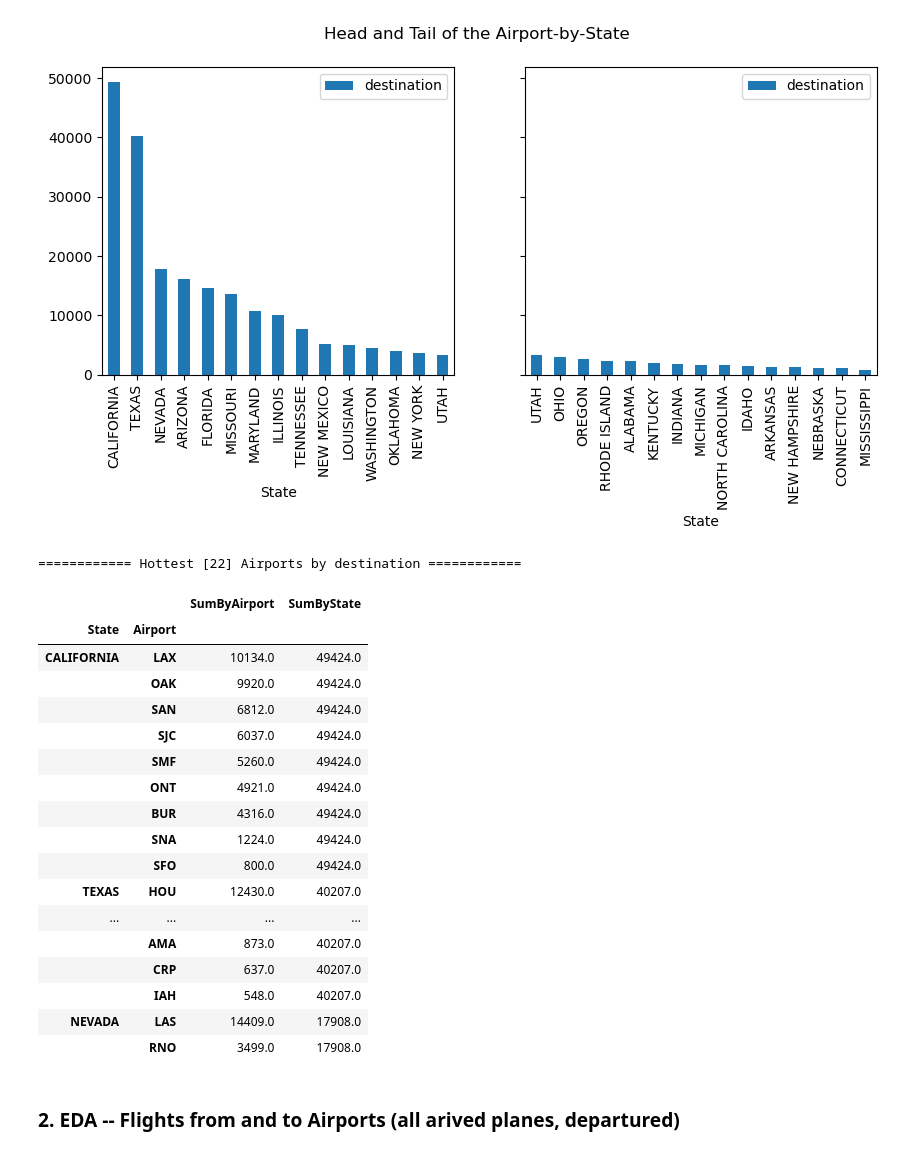
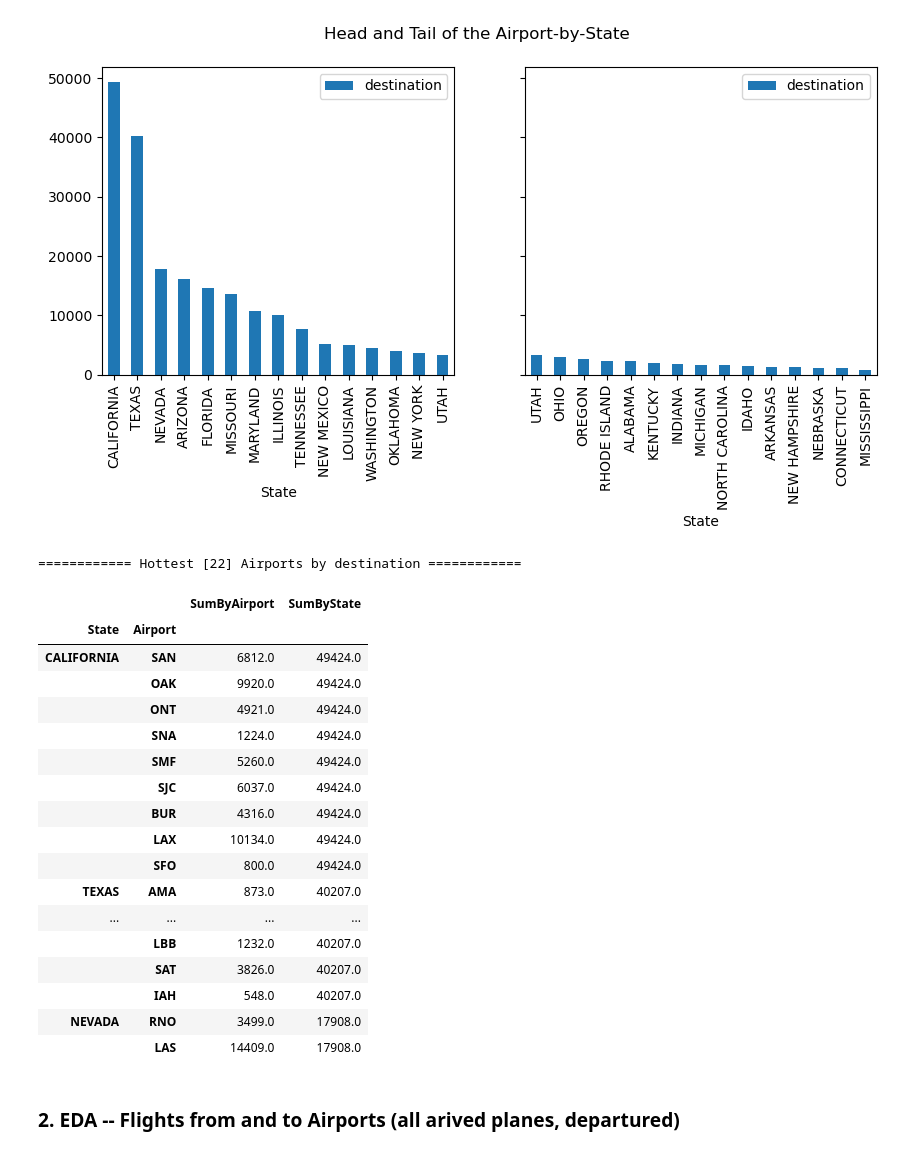
Before and after one commit to serg-razum-off/Altair, a Jupyter notebook: [PD] practice on V_Filghts.ipynb, the cells around one changed output. Drawn from its saved outputs; the diff is of its cells as text; code cells hidden in the pictures.

Commit message:
SR [2023-04-22]: Vega Flights Dataset Analysis: finished
>> last updates and changes

```diff
--- a/[PD] practice on V_Filghts.ipynb
+++ b/[PD] practice on V_Filghts.ipynb
@@ -324,38 +330,40 @@ plt.show()
 # %%
 n = 22
 
 print_X(f"Hottest [{n}] Airports by destination")
 (
     flights_by_airports_states
+    # getting SumByState from flights_by_states. For this we need common index
         .reset_index()
-        .rename(columns={'index':'Airport'})
-        .merge(flights_by_states.reset_index(), on='State')
-            .rename(columns={'destination_x': 'SumByAirport', 'destination_y':'SumByState'})
-
+        .set_index('State')
+        .assign(SumByState = flights_by_states['destination'])
+        .rename(columns={'destination':'SumByAirport', 'index':'Airport'})
+    # setting indexes + sorting for pivoting and presenting
+        .reset_index()
         .set_index(['State','Airport'])
-        .sort_values(by=['SumByState', 'SumByAirport'], ascending=[False, False])
+        .sort_values(by=['SumByState'], ascending=[False])
 
 )[:n]
 # %% [output]
 ============ Hottest [22] Airports by destination ============
 |  |  | SumByAirport | SumByState |
 | State | Airport |  |  |
-| CALIFORNIA | LAX | 10134.0 | 49424.0 |
+| CALIFORNIA | SAN | 6812.0 | 49424.0 |
 |  | OAK | 9920.0 | 49424.0 |
-|  | SAN | 6812.0 | 49424.0 |
+|  | ONT | 4921.0 | 49424.0 |
+|  | SNA | 1224.0 | 49424.0 |
+|  | SMF | 5260.0 | 49424.0 |
 |  | SJC | 6037.0 | 49424.0 |
-|  | SMF | 5260.0 | 49424.0 |
-|  | ONT | 4921.0 | 49424.0 |
 |  | BUR | 4316.0 | 49424.0 |
-|  | SNA | 1224.0 | 49424.0 |
+|  | LAX | 10134.0 | 49424.0 |
 |  | SFO | 800.0 | 49424.0 |
-| TEXAS | HOU | 12430.0 | 40207.0 |
+| TEXAS | AMA | 873.0 | 40207.0 |
 | ... | ... | ... | ... |
-|  | AMA | 873.0 | 40207.0 |
-|  | CRP | 637.0 | 40207.0 |
+|  | LBB | 1232.0 | 40207.0 |
+|  | SAT | 3826.0 | 40207.0 |
 |  | IAH | 548.0 | 40207.0 |
-| NEVADA | LAS | 14409.0 | 17908.0 |
-|  | RNO | 3499.0 | 17908.0 |
+| NEVADA | RNO | 3499.0 | 17908.0 |
+|  | LAS | 14409.0 | 17908.0 |
 # %% [markdown]
 ### 2. EDA -- Flights from and to Airports (all arived planes, departured)
 # %%
```
Also changed, not shown: parts of 3 cells of this notebook, 1 other file.
